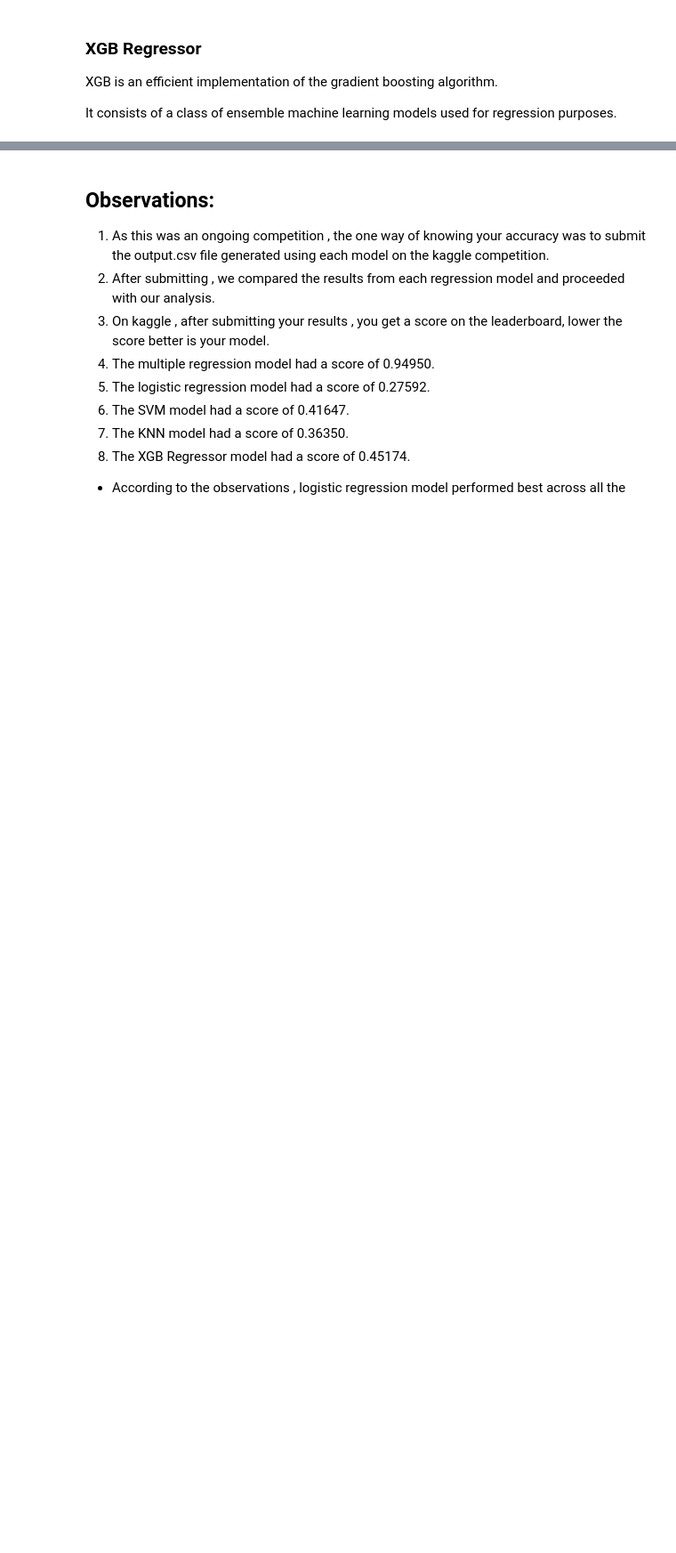
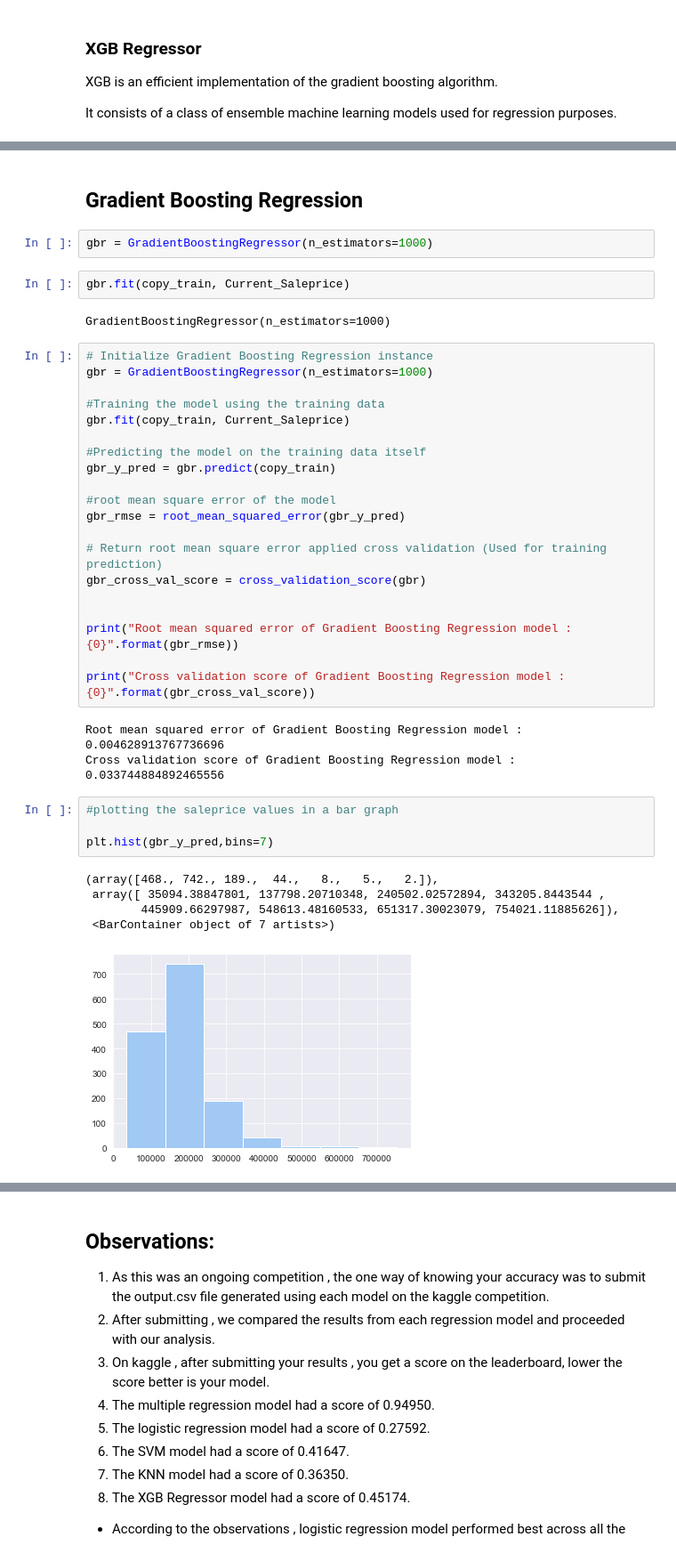
Before and after one commit to Ghanashri-m/255_Team_02, a Jupyter notebook: code/app/Housing_Saleprice_Analysis_Pratik.ipynb, the cells around one changed output, grey strips where cells are left out. Shown at 89% size. Saved outputs shown, nothing was run; the diff lists cells and outputs as text; blank space fills up the shorter version.

```diff
--- a/code/app/Housing_Saleprice_Analysis_Pratik.ipynb
+++ b/code/app/Housing_Saleprice_Analysis_Pratik.ipynb
@@ -950,0 +817,41 @@ ValueError: Found input variables with inconsistent numbers of samples: [1459, 1
+# %% [markdown]
+## Gradient Boosting Regression
+# %%
+gbr = GradientBoostingRegressor(n_estimators=1000)
+# %%
+gbr.fit(copy_train, Current_Saleprice)
+# %% [output]
+GradientBoostingRegressor(n_estimators=1000)
+# %%
+# Initialize Gradient Boosting Regression instance
+gbr = GradientBoostingRegressor(n_estimators=1000)
+
+#Training the model using the training data
+gbr.fit(copy_train, Current_Saleprice)
+
+#Predicting the model on the training data itself
+gbr_y_pred = gbr.predict(copy_train)
+
+#root mean square error of the model
+gbr_rmse = root_mean_squared_error(gbr_y_pred)
+
+# Return root mean square error applied cross validation (Used for training prediction)
+gbr_cross_val_score = cross_validation_score(gbr)
+
+
+print("Root mean squared error of Gradient Boosting Regression model : {0}".format(gbr_rmse))
+
+print("Cross validation score of Gradient Boosting Regression model : {0}".format(gbr_cross_val_score))
+# %% [output]
+Root mean squared error of Gradient Boosting Regression model : 0.004628913767736696
+Cross validation score of Gradient Boosting Regression model : 0.033744884892465556
+# %%
+#plotting the saleprice values in a bar graph
+
+plt.hist(gbr_y_pred,bins=7)
+# %% [output]
+(array([468., 742., 189.,  44.,   8.,   5.,   2.]),
+ array([ 35094.38847801, 137798.20710348, 240502.02572894, 343205.8443544 ,
+        445909.66297987, 548613.48160533, 651317.30023079, 754021.11885626]),
+ <BarContainer object of 7 artists>)
+[figure, added]
```
Also changed, not shown: parts of 64 cells of this notebook.
